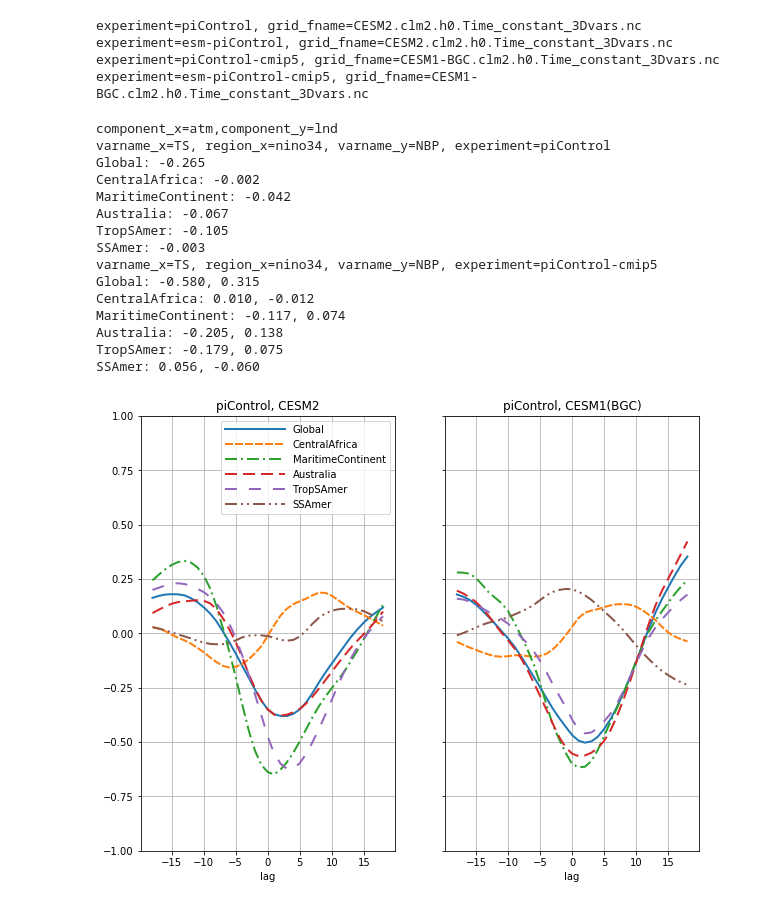
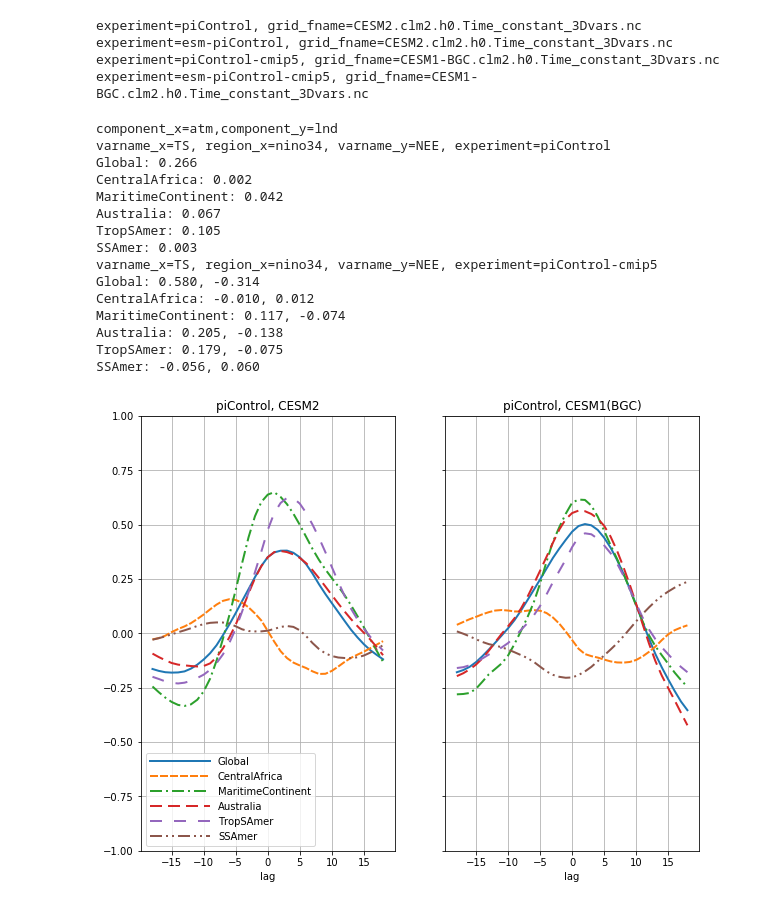
Before and after one commit to klindsay28/CESM2_coup_carb_cycle_JAMES, a Jupyter notebook: notebooks/lag_corr_ENSO_LND.ipynb, the cells around one changed output. Saved outputs shown, nothing was run; the diff lists cells and outputs as text; code cells hidden in the pictures.

```diff
--- a/notebooks/lag_corr_ENSO_LND.ipynb
+++ b/notebooks/lag_corr_ENSO_LND.ipynb
@@ -16,7 +16,7 @@ data_catalog.set_catalog('cesm_coupled')
 active catalog: cesm_coupled
 # %%
 varnames = {'atm': ['TS'],
-            'lnd': ['NBP', 'GPP', 'NPP', 'AR', 'TOTVEGC', 'HR', 'COL_FIRE_CLOSS', 'TOTSOMC', 'TSA', 'RAIN', 'TSOI_10CM', 'SOILLIQ'],
+            'lnd': ['NEE', 'GPP', 'NPP', 'AR', 'TOTVEGC', 'HR', 'COL_FIRE_CLOSS', 'TOTSOMC', 'TSA', 'RAIN', 'TSOI_10CM', 'SOILLIQ'],
            }
 
 ds_dict = {}
@@ -181,21 +181,21 @@ def corr_anal(varname_pair, expr_list, component_pair=('atm', 'lnd'), region_x='
                 print(f"{region_y}: {slope:0.3f}, {slope_diff:0.3f}")
     plt.show()
 # %%
-corr_anal(('TS', 'NBP'), ['piControl', 'piControl-cmip5'])
+corr_anal(('TS', 'NEE'), ['piControl', 'piControl-cmip5'])
 # %% [output]
 component_x=atm,component_y=lnd
-varname_x=TS, region_x=nino34, varname_y=NBP, experiment=piControl
-Global: -0.265
-CentralAfrica: -0.002
-MaritimeContinent: -0.042
-Australia: -0.067
-TropSAmer: -0.105
-SSAmer: -0.003
-varname_x=TS, region_x=nino34, varname_y=NBP, experiment=piControl-cmip5
-Global: -0.580, 0.315
-CentralAfrica: 0.010, -0.012
-MaritimeContinent: -0.117, 0.074
-Australia: -0.205, 0.138
-TropSAmer: -0.179, 0.075
-SSAmer: 0.056, -0.060
+varname_x=TS, region_x=nino34, varname_y=NEE, experiment=piControl
+Global: 0.266
+CentralAfrica: 0.002
+MaritimeContinent: 0.042
+Australia: 0.067
+TropSAmer: 0.105
+SSAmer: 0.003
+varname_x=TS, region_x=nino34, varname_y=NEE, experiment=piControl-cmip5
+Global: 0.580, -0.314
+CentralAfrica: -0.010, 0.012
+MaritimeContinent: 0.117, -0.074
+Australia: 0.205, -0.138
+TropSAmer: 0.179, -0.075
+SSAmer: -0.056, 0.060
-[figure, old version]
+[figure, new version]
```
Also changed, not shown: parts of 3 cells of this notebook, 4 other files.
